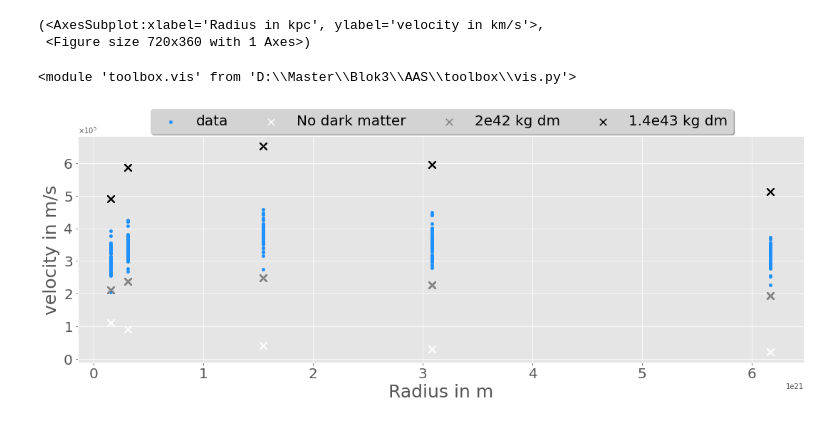
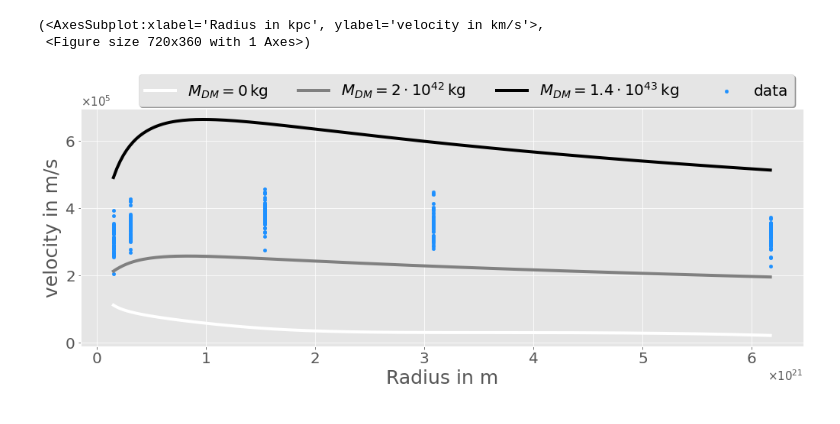
Before and after one commit to Kiril94/AMAS, a Jupyter notebook: Problem_set2/Problem_set.ipynb, the cells around one changed output. Saved outputs shown, nothing was run; the diff lists cells and outputs as text; code cells hidden in the pictures.

```diff
--- a/Problem_set2/Problem_set.ipynb
+++ b/Problem_set2/Problem_set.ipynb
@@ -167,14 +183,17 @@ vis.nice_plot(radii, vel, scatter = True, color = colors[0], scr_markersize=10,
 # %%
 h_si = 4.629e20
 radii_si = df['r to center [m]']
+vel_si = df['measured velocity [m/s]']
+
 radii_unique_si = np.unique(radii_si)
 MNM = np.array([2.85e40, 3.838e40, 4.0e40, 4.0e40,4.0e40])
-def f_MNM(radii):
-    return np.array([MNM[np.argwhere(radii_unique_si ==r)[0][0]] for r in radii])
+#linear interpolation between the points, although it doesnt matter since we only care about the nodes
+f_MNM = interpolate.interp1d(radii_unique_si, MNM, kind = 'cubic')
 def f_MDM(r, mdm_tot): return mdm_tot * (np.log((h_si+r)/h_si) + h_si/(h_si+r) - 1)
 def f_velocity(r, mdm_tot):
     return np.sqrt(constants.G*(f_MDM(r, mdm_tot) + f_MNM(r))/r)
 # %%
 # plot for different total masses of dm
 MDM_tot = np.array([0, 2e42, 1.4e43])
-Velocity_pred =  [f_velocity(radii_si, mdm) for mdm in MDM_tot]
+radii_arr = np.linspace(radii_si.min(), radii_si.max(), 200)
+Velocity_pred =  [f_velocity(radii_arr, mdm) for mdm in MDM_tot]
@@ -183,26 +200,31 @@ vis.nice_plot?
-# %%
-il.reload(vis)
-# %% [output]
-<module 'toolbox.vis' from 'D:\\Master\\Blok3\\AAS\\toolbox\\vis.py'>
 # %%
 colors = vis.Color_palette(3)
-vel_si = df['measured velocity [m/s]']
+radii_arr = np.linspace(radii_unique_si.min(), radii_unique_si.max(), 200)
 ax, fig = vis.nice_plot(
     radii_si, vel_si, scatter = True, color = 'dodgerblue', scr_markersize=20,
-    data_label='data', show_plot=False, figsize = (16,6), legend_loc=2)
+    data_label='data', show_plot=False, figsize = (15,6), legend_loc=2)
+
 ax, fig = vis.nice_plot(
-    radii_si, Velocity_pred[0], scatter = True, color = 'white', scr_markersize=90, xlabel='Radius in m',
-    ylabel='velocity in m/s', data_label = 'No dark matter', plot_legend=True, show_plot = False,
-    axis = ax, figure= fig, scr_markerstyle='x')
+    radii_arr, Velocity_pred[0], scatter = False, color = 'white', scr_markersize=90, xlabel='Radius in m',
+    ylabel='velocity in m/s', data_label = '$M_{DM} = 0\,\mathrm{kg} $', plot_legend=True, show_plot = False,
+    axis = ax, figure= fig, scr_markerstyle='x', linewidth=4)
+
 ax, fig = vis.nice_plot(
-    radii_si, Velocity_pred[1], scatter = True, color = 'grey', scr_markersize=90, xlabel='Radius in m',
-    ylabel='velocity in m/s', data_label = '2e42 kg dm', plot_legend=True, axis = ax, figure=fig, show_plot = False,
-    scr_markerstyle='x')
+    radii_arr, Velocity_pred[1], scatter = False, color = 'grey', scr_markersize=90, xlabel='Radius in m',
+    ylabel='velocity in m/s', data_label = '$M_{DM} = 2\cdot 10^{42}\,\mathrm{kg} $', plot_legend=True, axis = ax, figure=fig, show_plot = False,
+    scr_markerstyle='x', linewidth=4)
+
 ax, fig = vis.nice_plot(
-    radii_si, Velocity_pred[2], scatter = True, color = 'k', scr_markersize=90, xlabel='Radius in m',
-    ylabel='velocity in m/s', data_label = '1.4e43 kg dm', plot_legend=True, axis = ax, figure=fig,
-    show_plot = False, legend_loc=(.1,1.01), legend_ncol = 4, legend_color='lightgrey', scr_markerstyle='x')
+    radii_arr, Velocity_pred[2], scatter = False, color = 'k', scr_markersize=90, xlabel='Radius in m',
+    ylabel='velocity in m/s', data_label = r'$M_{DM} = 1.4\cdot 10^{43}\,\mathrm{kg} $ ', plot_legend=True, axis = ax, figure=fig,
+    show_plot = False, legend_loc=(.08,1.01), legend_ncol = 4,
+    legend_color=ax.get_facecolor(), scr_markerstyle='x', linewidth=4)
+
+
 ax.ticklabel_format(axis='y', style='sci', scilimits=(2,3), useOffset=True, useLocale=None, useMathText=True)
+ax.ticklabel_format(axis='x', style='sci', scilimits=(2,3), useOffset=True, useLocale=None, useMathText=True)
+ax.get_yaxis().get_offset_text().set_size(15)
+ax.get_xaxis().get_offset_text().set_size(15)
 fig
 # %% [output]
-[figure, old version]
+[figure, new version]
```
Also changed, not shown: parts of 29 cells of this notebook.
